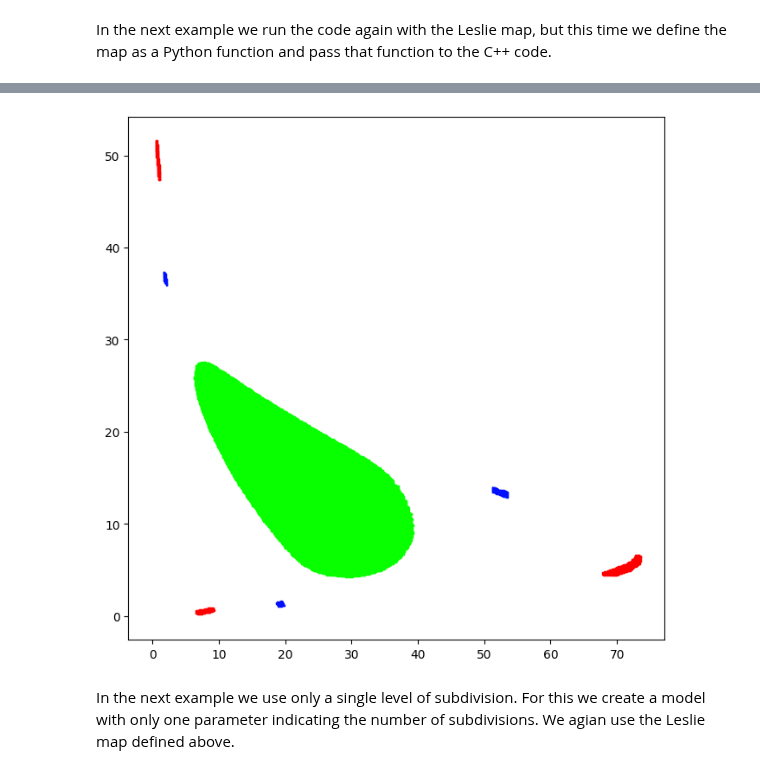
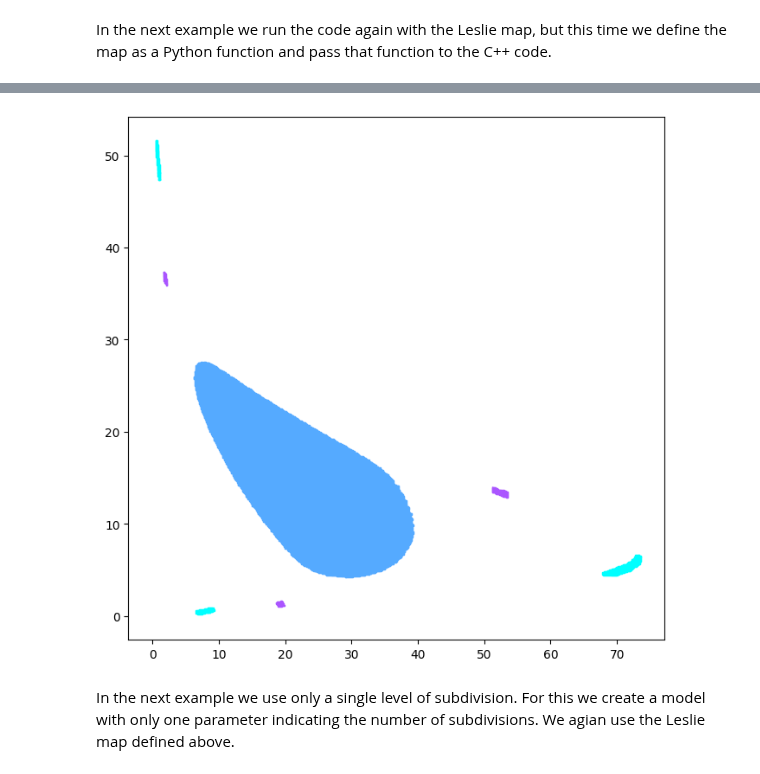
Before and after one commit to marciogameiro/CMGDB, a Jupyter notebook: examples/Examples.ipynb, the cells around one changed output, grey strips where cells are left out. Cells and saved outputs as stored; diff of their text form; code cells hidden in the pictures.

Commit message:
Updated Morse graph computation and plotting

```diff
--- a/examples/Examples.ipynb
+++ b/examples/Examples.ipynb
@@ -47,5 +57,7 @@ subdiv_min = 20
 subdiv_max = 30
 lower_bounds = [-0.001, -0.001]
 upper_bounds = [90.0, 70.0]
+
+morse_fname = 'morse.csv'
 # %%
 %%time
@@ -58,9 +75,9 @@ Load and plot the Morse sets.
 # %%
-morse_sets = CMGDB.LoadMorseSetFile('data.mg')
+morse_sets = CMGDB.LoadMorseSetFile(morse_fname)
 
-CMGDB.PlotMorseSets(morse_sets)
+CMGDB.PlotMorseSets(morse_sets, cmap=matplotlib.cm.cool)
 # %% [output]
-[figure, old version]
+[figure, new version]
 # %% [markdown]
 In the next example we use only a single level of subdivision. For this we create
 a model with only one parameter indicating the number of subdivisions. We agian use the
```
Also changed, not shown: parts of 15 cells of this notebook, 6 other files.
